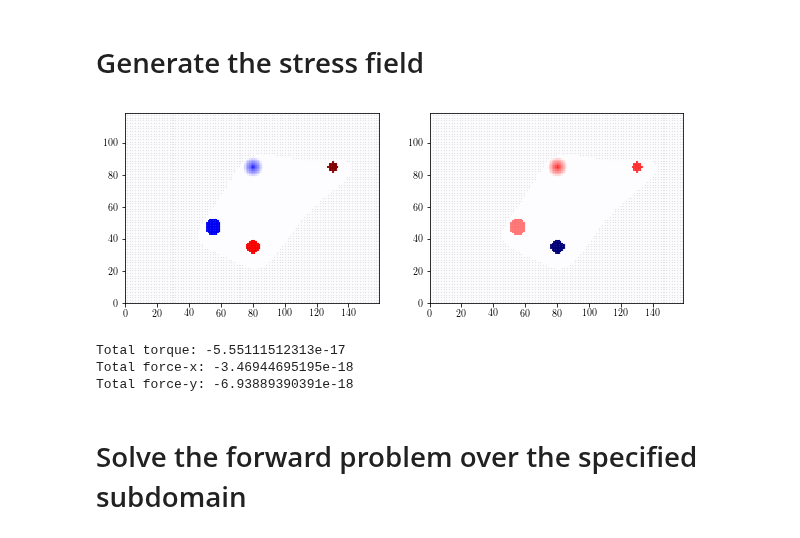
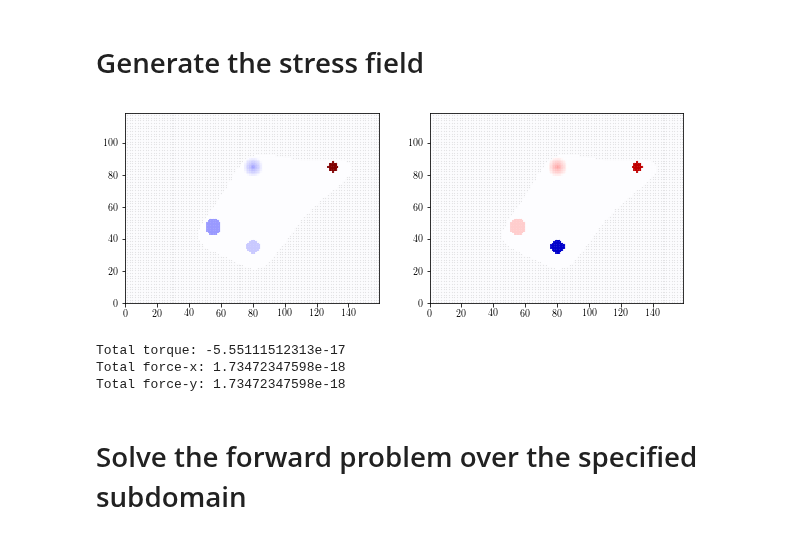
Before and after one commit to jcalifornia/tractionforce, a Jupyter notebook: paper/numerics/pads-x.ipynb, the cells around one changed output. Cells and saved outputs as stored; diff of their text form; code cells hidden in the pictures.

```diff
--- a/paper/numerics/pads-x.ipynb
+++ b/paper/numerics/pads-x.ipynb
@@ -92,9 +92,9 @@ _FORWARD_CUT_OFF = 50
 _CUTOFF  = 16
 
 
-a12 = 5e-4
+a12 = 1e-4
 a23 = 2e-4
-g4 = 4e-4
+g4 = 9e-5
 
 G4 = g4*pi*(r4)**2/3.
 
@@ -121,42 +121,42 @@ stress_y[in_1] = s1_y * A1/sum(in_1)
 
 
 stress_x[in_2] = s2_x * A2/sum(in_2)
 stress_y[in_2] = s2_y * A2/sum(in_2)
 
 stress_x[in_3] = s3_x * A3/sum(in_3)
 stress_y[in_3] = s3_y * A3/sum(in_3)
 
 stress_x[in_4] = g4*(1-d4[in_4]/r4)
 stress_y[in_4] = -g4*(1-d4[in_4]/r4)
 
 stress_x[in_4] *= G4/sum(stress_x[in_4])
 stress_y[in_4] *= -G4/sum(stress_y[in_4])
 
 # add the cone for region 4
 
 max_s = np.max(np.abs(stress_x))
 
 fig = plt.figure(figsize=(10,6))
 plt.subplot(121)
 plt.pcolormesh(x_forward_positions,y_forward_positions,imarray==0,
                            cmap='gray').axes.set_aspect('equal')
 plt.pcolormesh(x_forward_positions,y_forward_positions,stress_x.reshape((M,N)),
                            cmap='seismic_r',vmin=-max_s,vmax=max_s,alpha=0.9).axes.set_aspect('equal')
 plt.subplot(122)
 plt.pcolormesh(x_forward_positions,y_forward_positions,imarray==0,
                            cmap='gray').axes.set_aspect('equal')
 plt.pcolormesh(x_forward_positions,y_forward_positions,stress_y.reshape((M,N)),
                            cmap='seismic_r',vmin=-max_s,vmax=max_s,alpha=0.9).axes.set_aspect('equal')
 # %% [output]
-[figure, old version]
+[figure, new version]
 # %%
 print("Total torque: " + str(sum((forward_coords[:,0]-N/2)*stress_y - (forward_coords[:,1]-M/2)*stress_x)))
 print("Total force-x: " + str(sum(stress_x)))
 print("Total force-y: " + str(sum(stress_y)))
 # %% [output]
 Total torque: -5.55111512313e-17
-Total force-x: -3.46944695195e-18
-Total force-y: -6.93889390391e-18
+Total force-x: 1.73472347598e-18
+Total force-y: 1.73472347598e-18
 # %%
 
 mask = imarray == 0
```
Also changed, not shown: parts of 5 cells of this notebook, 29 other files.
